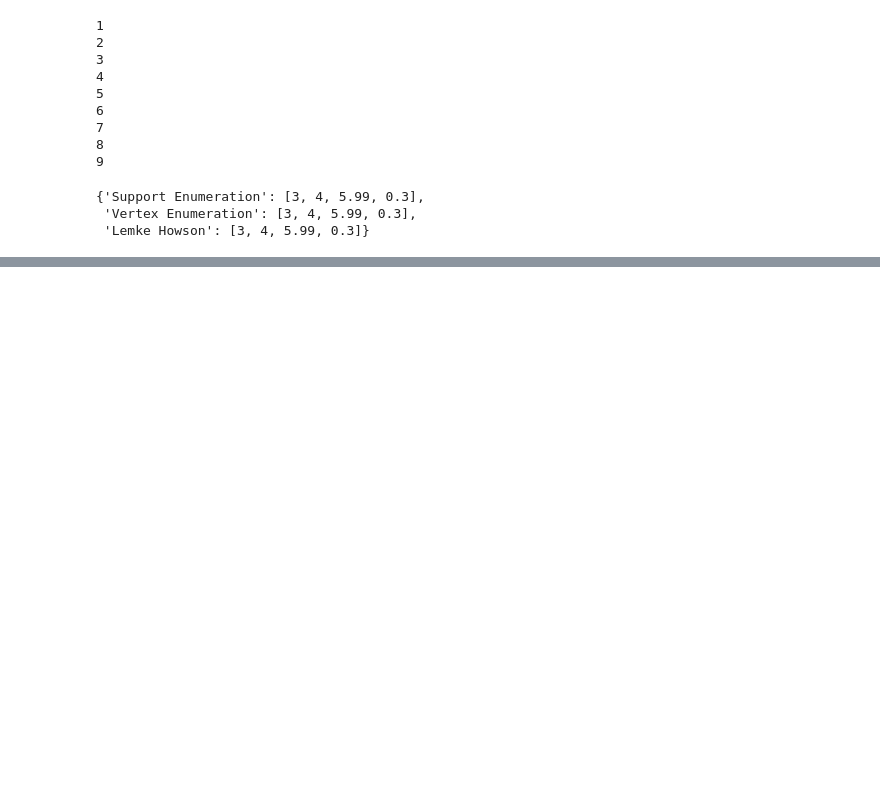
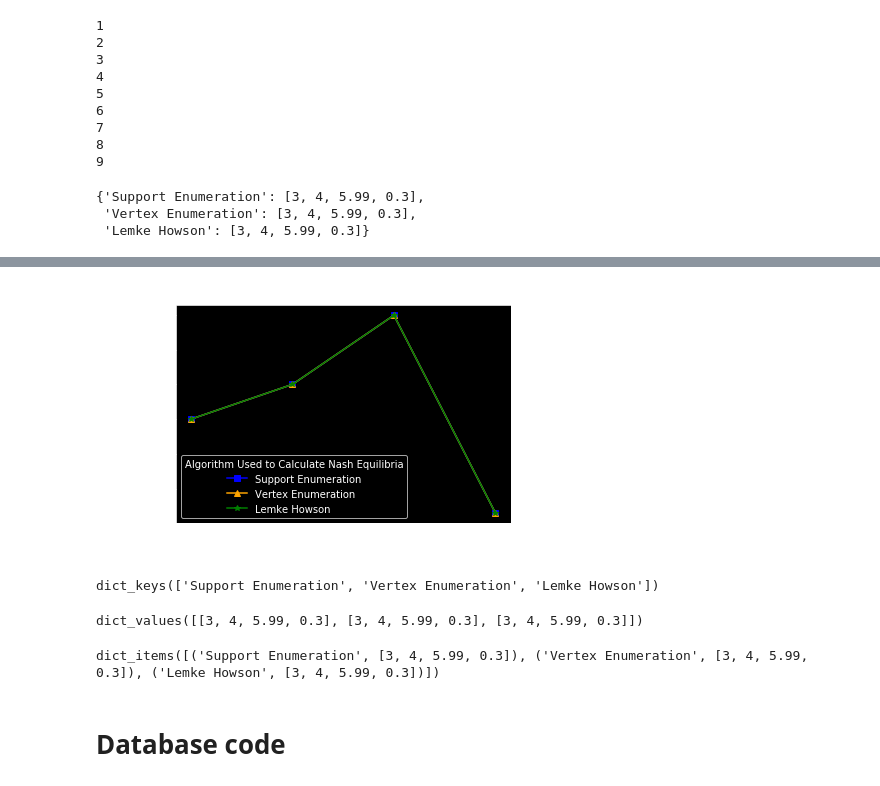
Before and after one commit to shapperzsm/final-project, a Jupyter notebook: source-code/Timing-Experiments/main.ipynb, the cells around one changed output, grey strips where cells are left out. Cells and saved outputs as stored; diff of their text form; code cells hidden in the pictures; blank space fills up the shorter version.

```diff
--- a/source-code/Timing-Experiments/main.ipynb
+++ b/source-code/Timing-Experiments/main.ipynb
@@ -89,0 +122,25 @@ json_file.close()
+# %%
+graph1 = plt.figure()
+plt.xlabel("Number of opponents" )
+plt.ylabel("Execution time (seconds)")
+plt.title("A plot to illustrate the time taken for the computer to execute the tournaments")
+for (alg, data), marker, colour in zip(timings.items(), markers, colours):
+    plt.plot(data, marker=marker, color=colour, label=alg)
+plt.legend(title='Algorithm Used to Calculate Nash Equilibria')
+plt.show()
+# %% [output]
+[figure, added]
+# %%
+timings.keys()
+# %% [output]
+dict_keys(['Support Enumeration', 'Vertex Enumeration', 'Lemke Howson'])
+# %%
+timings.values()
+# %% [output]
+dict_values([[3, 4, 5.99, 0.3], [3, 4, 5.99, 0.3], [3, 4, 5.99, 0.3]])
+# %%
+timings.items()
+# %% [output]
+dict_items([('Support Enumeration', [3, 4, 5.99, 0.3]), ('Vertex Enumeration', [3, 4, 5.99, 0.3]), ('Lemke Howson', [3, 4, 5.99, 0.3])])
+# %% [markdown]
+# Database code
```
Also changed, not shown: parts of 11 cells of this notebook, 2 other files.
